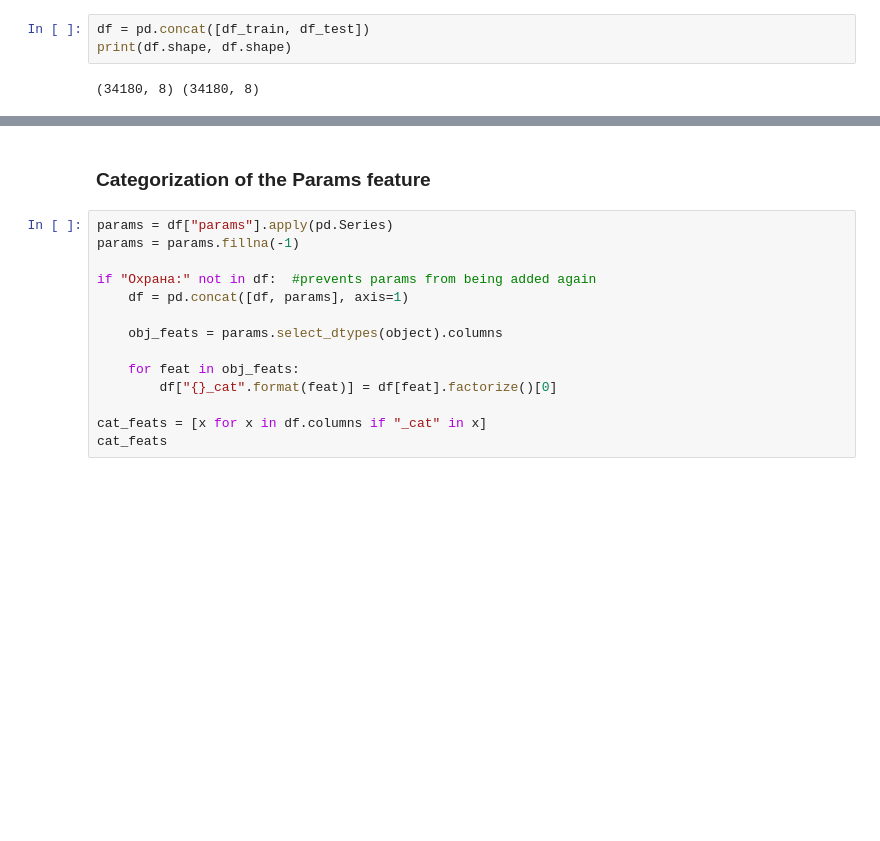
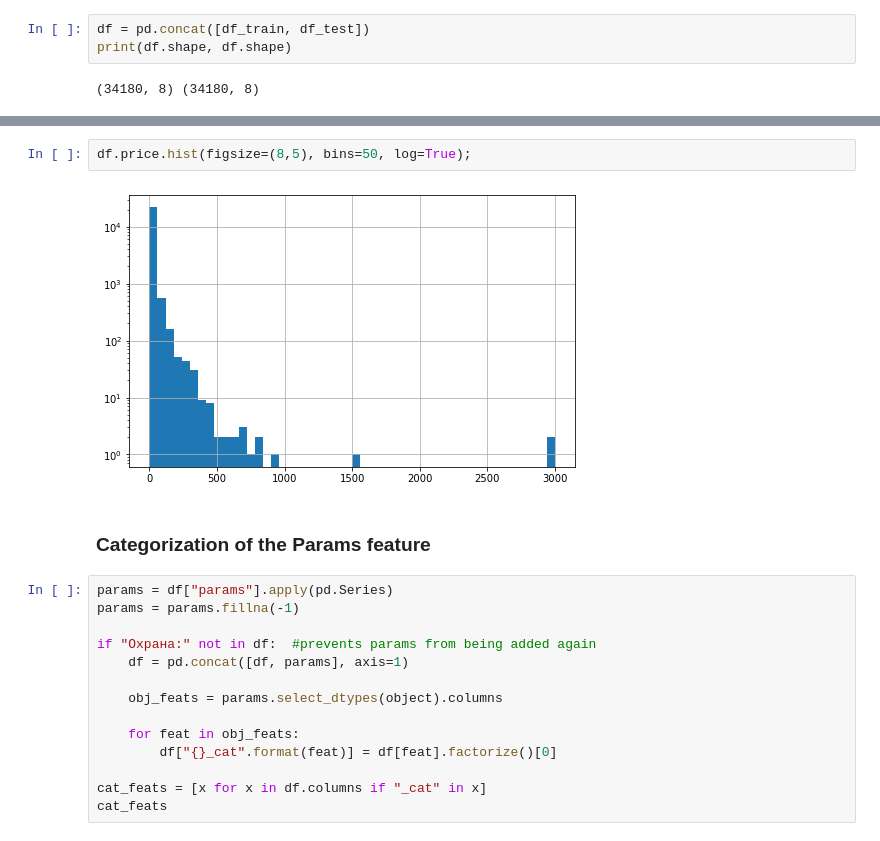
Before and after one commit to TomekSwiatek/Prediction-of-housing-prices, a Jupyter notebook: notebooks/001-XGB_best.ipynb, the cells around one changed output, grey strips where cells are left out. Saved outputs shown, nothing was run; the diff lists cells and outputs as text; blank space fills up the shorter version.

```diff
--- a/notebooks/001-XGB_best.ipynb
+++ b/notebooks/001-XGB_best.ipynb
@@ -45,3 +81,7 @@ df.sample(5)
+# %%
+df.price.hist(figsize=(8,5), bins=50, log=True);
+# %% [output]
+[figure, added]
 # %% [markdown]
 ### Categorization of the Params feature
 # %%
```
Also changed, not shown: parts of 4 cells of this notebook, 1 other file.
